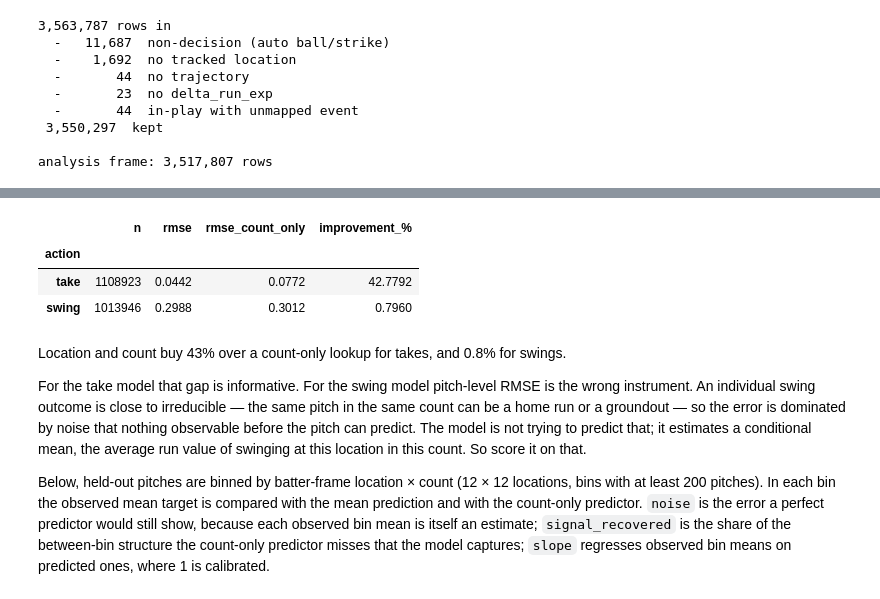
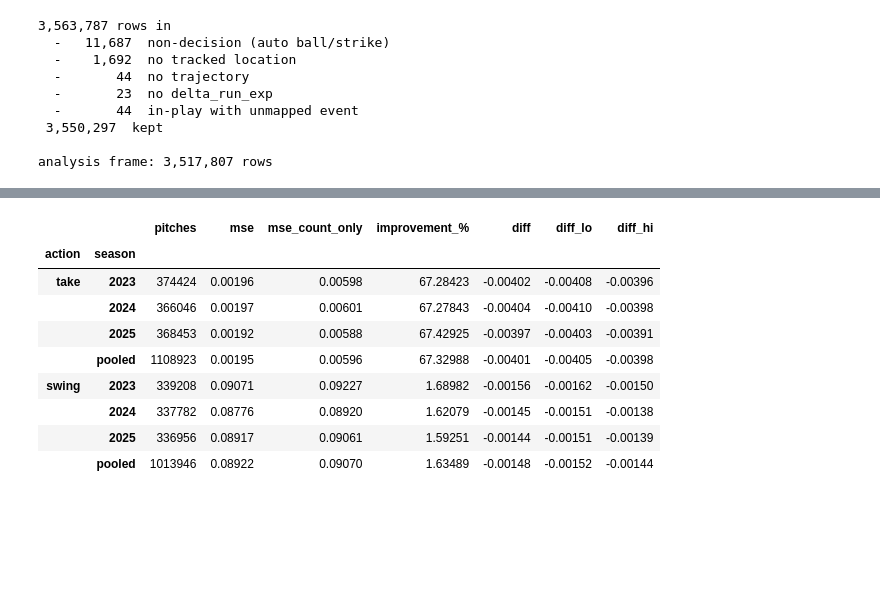
Before and after one commit to Jack1021ohoh/batter_decision_value, a Jupyter notebook: notebooks/v1_baseline.ipynb, the cells around one changed output, grey strips where cells are left out. Saved outputs shown, nothing was run; the diff lists cells and outputs as text; code cells hidden in the pictures; blank space fills up the shorter version.

```diff
--- a/notebooks/v1_baseline.ipynb
+++ b/notebooks/v1_baseline.ipynb
@@ -22,16 +29,18 @@ import seaborn as sns
 
 from src import data as D
 from src import evaluate as E
-from src.baselines import V1_FEATURES, V1_TAKE_PARAMS, V1_SWING_PARAMS
+from src.baselines import fit_direct, fit_v1, V1_FEATURES, LEARNER, V1_TAKE_PARAMS, V1_SWING_PARAMS
 
-pd.set_option('display.width', 130)
+pd.set_option('display.width', 150)
 sns.set_theme(style='whitegrid')
 PALETTE = ['#FFB000', '#648FFF', '#785EF0', '#DC267F', '#FE6100', '#3D1EB2']
 
 SEASONS = range(2021, 2026)          # 2026 is kept out of model selection; not loaded here
 FOLDS = E.GENERIC_FOLDS
+# the full pitch set, used only for the league swing-propensity diagnostic
+PITCH_SET = ['plate_x_bat', 'plate_z_norm', 'count', 'stand', 'p_throws',
+             'release_speed', 'pfx_x', 'pfx_z', 'pitch_type']
 print('features:', V1_FEATURES)
-print(f'take : {V1_TAKE_PARAMS}')
-print(f'swing: {V1_SWING_PARAMS}')
+print('learner :', LEARNER, '+ early stopping')
 # %% [output]
 features: ['plate_x_mid', 'plate_z_mid', 'count']
@@ -52,6 +60,8 @@ an out-of-regime evaluation.
 # %%
 df = D.drop_pitchers_batting(D.load_seasons(SEASONS, verbose=True))
 df = D.add_zone_frame(df.dropna(subset=['plate_x_mid', 'plate_z_mid']))
+for c in ('stand', 'p_throws', 'pitch_type'):
+    df[c] = df[c].astype('category')
 print(f'\nanalysis frame: {len(df):,} rows')
 # %% [output]
 3,563,787 rows in
@@ -81,4 +91,5 @@ seasons alone.
 # %%
-run = E.run_folds(df, V1_FEATURES, FOLDS, in_sample=True)
-run.held.groupby('fold').agg(pitches=('target', 'size'), swings=('swing', 'sum'))
+run = E.run_folds(df, V1_FEATURES, FOLDS, fit=fit_direct, in_sample=True)
+pd.concat([run.held.groupby('fold').agg(pitches=('target', 'size'), swings=('swing', 'sum')),
+           pd.DataFrame({s: m.rounds for s, m in run.models.items()}).T.add_suffix(' rounds')], axis=1)
 # %% [output]
@@ -98,0 +107,5 @@ Pitch-level RMSE first.
+# %%
+old = E.run_folds(df, V1_FEATURES, FOLDS, fit=fit_v1)
+print(f'v1 fixed settings: take {V1_TAKE_PARAMS["learning_rate"]} x 200, swing {V1_SWING_PARAMS["learning_rate"]} x 200')
+pd.concat({'fixed settings': E.calibration_table(old), 'early stopping': E.calibration_table(run)},
+          names=['learner']).round(3)
@@ -99,27 +152,13 @@ Pitch-level RMSE first.
 # %%
-E.rmse_vs_count_baseline(run.held).round(4)
+E.accuracy(run).round(5)
 # %% [output]
-|  | n | rmse | rmse_count_only | improvement_% |
-| action |  |  |  |  |
-| take | 1108923 | 0.0442 | 0.0772 | 42.7792 |
-| swing | 1013946 | 0.2988 | 0.3012 | 0.7960 |
+|  |  | pitches | mse | mse_count_only | improvement_% | diff | diff_lo | diff_hi |
+| action | season |  |  |  |  |  |  |  |
+| take | 2023 | 374424 | 0.00196 | 0.00598 | 67.28423 | -0.00402 | -0.00408 | -0.00396 |
+|  | 2024 | 366046 | 0.00197 | 0.00601 | 67.27843 | -0.00404 | -0.00410 | -0.00398 |
+|  | 2025 | 368453 | 0.00192 | 0.00588 | 67.42925 | -0.00397 | -0.00403 | -0.00391 |
+|  | pooled | 1108923 | 0.00195 | 0.00596 | 67.32988 | -0.00401 | -0.00405 | -0.00398 |
+| swing | 2023 | 339208 | 0.09071 | 0.09227 | 1.68982 | -0.00156 | -0.00162 | -0.00150 |
+|  | 2024 | 337782 | 0.08776 | 0.08920 | 1.62079 | -0.00145 | -0.00151 | -0.00138 |
+|  | 2025 | 336956 | 0.08917 | 0.09061 | 1.59251 | -0.00144 | -0.00151 | -0.00139 |
+|  | pooled | 1013946 | 0.08922 | 0.09070 | 1.63489 | -0.00148 | -0.00152 | -0.00144 |
-# %% [markdown]
-Location and count buy 43% over a count-only lookup for takes, and 0.8% for
-swings.
-
-For the take model that gap is informative. For the swing model pitch-level
-RMSE is the wrong instrument. An individual swing outcome is close to
-irreducible — the same pitch in the same count can be a home run or a
-groundout — so the error is dominated by noise that nothing observable before
-the pitch can predict. The model is not trying to predict that; it estimates a
-conditional mean, the average run value of swinging at this location in this
-count. So score it on that.
-
-Below, held-out pitches are binned by batter-frame location × count (12 × 12
-locations, bins with at least 200 pitches). In each bin the observed mean target
-is compared with the mean prediction and with the count-only predictor.
-`noise` is the error a perfect predictor would still show, because each
-observed bin mean is itself an estimate; `signal_recovered` is the share of
-the between-bin structure the count-only predictor misses that the model
-captures; `slope` regresses observed bin means on predicted ones, where 1 is
-calibrated.
```
Also changed, not shown: parts of 28 cells of this notebook.
